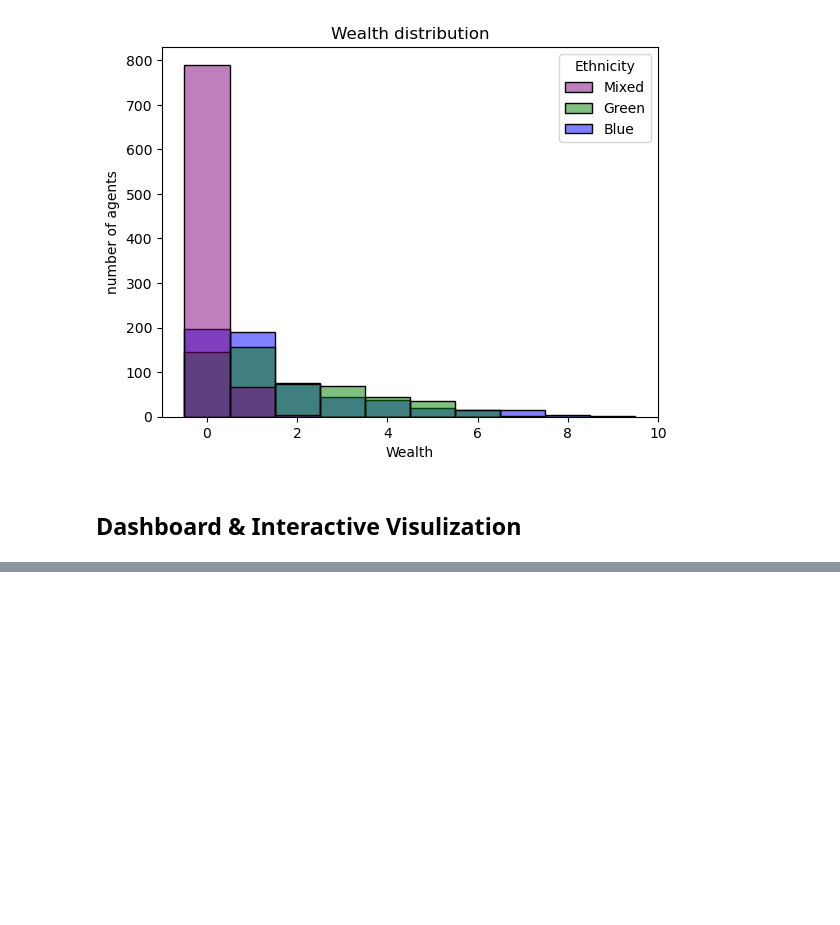
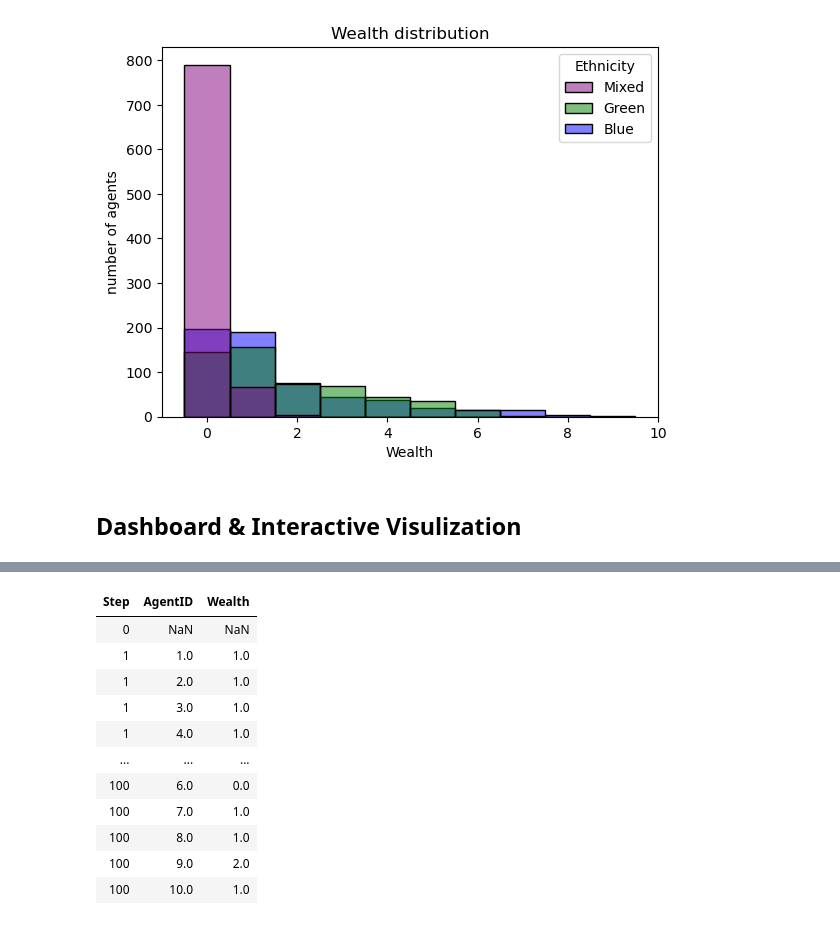
Before and after one commit to kinue00/data-ana-0, a Jupyter notebook: 2025-05-28.ipynb, the cells around one changed output, grey strips where cells are left out. Drawn from its saved outputs; the diff is of its cells as text; code cells hidden in the pictures; blank space fills up the shorter version.

```diff
--- a/2025-05-28.ipynb
+++ b/2025-05-28.ipynb
@@ -341,0 +487,28 @@ page
+# %%
+# First, we filter the results
+one_episode_wealth = results_df[(results_df.n == 10) & (results_df.iteration == 2)]
+# Then, print the columns of interest of the filtered data frame
+"""
+print(
+    one_episode_wealth.to_string(
+        index=False, columns=["Step", "AgentID", "Wealth"], max_rows=10
+    )
+)
+"""
+# For a prettier display we can also convert the data frame to html
+# Uncomment the two lines below to test in Jupyter
+from IPython.display import display, HTML
+display(HTML(one_episode_wealth.to_html(index=False, columns=['Step','AgentID', 'Wealth'], max_rows=10)))
+# %% [output]
+| Step | AgentID | Wealth |
+| 0 | NaN | NaN |
+| 1 | 1.0 | 1.0 |
+| 1 | 2.0 | 1.0 |
+| 1 | 3.0 | 1.0 |
+| 1 | 4.0 | 1.0 |
+| ... | ... | ... |
+| 100 | 6.0 | 0.0 |
+| 100 | 7.0 | 1.0 |
+| 100 | 8.0 | 1.0 |
+| 100 | 9.0 | 2.0 |
+| 100 | 10.0 | 1.0 |
```
Also changed, not shown: parts of 29 cells of this notebook.
